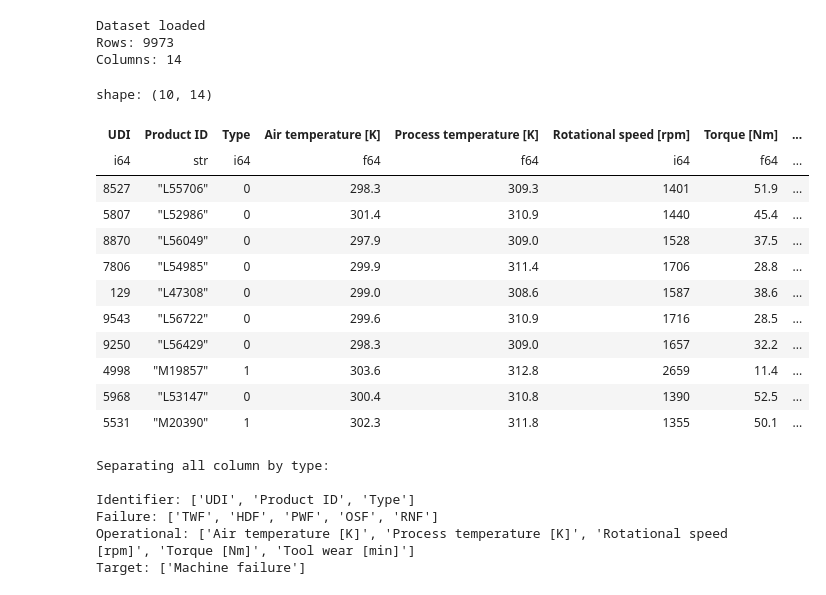
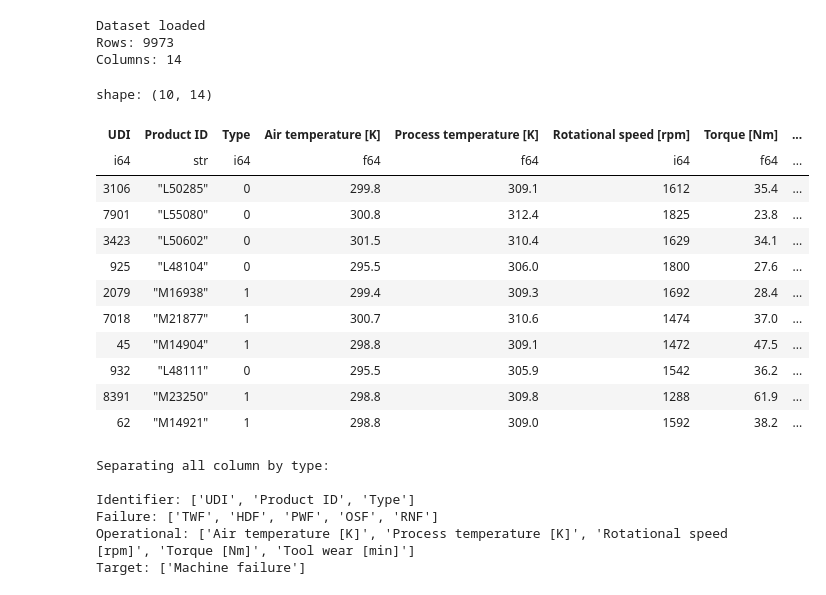
Before and after one commit to lucas-destefani/predictive-maintenance-ml-data-analysis, a Jupyter notebook: notebooks/02_exploratory_data_analysis.ipynb, the cells around one changed output. Drawn from its saved outputs; the diff is of its cells as text; code cells hidden in the pictures.

Commit message:
final adjustments -> correcting path at first cell (02_explora....) and running each cell again

```diff
--- a/notebooks/02_exploratory_data_analysis.ipynb
+++ b/notebooks/02_exploratory_data_analysis.ipynb
@@ -3,30 +3,30 @@ import polars as pl
 import plotly.express as px
 import plotly.graph_objects as go
 # %%
-path = '../data/processed/ai4i2020_new.csv'
+path = '../data/raw/ai4i2020_processed.csv'
 df = pl.read_csv(path)
 print('Dataset loaded')
 print(f'Rows: {df.shape[0]}')
 print(f'Columns: {df.shape[1]}')
 
 df.sample(10)
 # %% [output]
 Dataset loaded
 Rows: 9973
 Columns: 14
 shape: (10, 14)
 | UDI | Product ID | Type | Air temperature [K] | Process temperature [K] | Rotational speed [rpm] | Torque [Nm] | ... |
 | i64 | str | i64 | f64 | f64 | i64 | f64 | ... |
-| 8527 | "L55706" | 0 | 298.3 | 309.3 | 1401 | 51.9 | ... |
-| 5807 | "L52986" | 0 | 301.4 | 310.9 | 1440 | 45.4 | ... |
-| 8870 | "L56049" | 0 | 297.9 | 309.0 | 1528 | 37.5 | ... |
-| 7806 | "L54985" | 0 | 299.9 | 311.4 | 1706 | 28.8 | ... |
-| 129 | "L47308" | 0 | 299.0 | 308.6 | 1587 | 38.6 | ... |
-| 9543 | "L56722" | 0 | 299.6 | 310.9 | 1716 | 28.5 | ... |
-| 9250 | "L56429" | 0 | 298.3 | 309.0 | 1657 | 32.2 | ... |
-| 4998 | "M19857" | 1 | 303.6 | 312.8 | 2659 | 11.4 | ... |
-| 5968 | "L53147" | 0 | 300.4 | 310.8 | 1390 | 52.5 | ... |
-| 5531 | "M20390" | 1 | 302.3 | 311.8 | 1355 | 50.1 | ... |
+| 3106 | "L50285" | 0 | 299.8 | 309.1 | 1612 | 35.4 | ... |
+| 7901 | "L55080" | 0 | 300.8 | 312.4 | 1825 | 23.8 | ... |
+| 3423 | "L50602" | 0 | 301.5 | 310.4 | 1629 | 34.1 | ... |
+| 925 | "L48104" | 0 | 295.5 | 306.0 | 1800 | 27.6 | ... |
+| 2079 | "M16938" | 1 | 299.4 | 309.3 | 1692 | 28.4 | ... |
+| 7018 | "M21877" | 1 | 300.7 | 310.6 | 1474 | 37.0 | ... |
+| 45 | "M14904" | 1 | 298.8 | 309.1 | 1472 | 47.5 | ... |
+| 932 | "L48111" | 0 | 295.5 | 305.9 | 1542 | 36.2 | ... |
+| 8391 | "M23250" | 1 | 298.8 | 309.8 | 1288 | 61.9 | ... |
+| 62 | "M14921" | 1 | 298.8 | 309.0 | 1592 | 38.2 | ... |
 # %%
 print('Separating all column by type:\n')
 identifier = [
```
Also changed, not shown: parts of 1 cell of this notebook, 1 other file.
